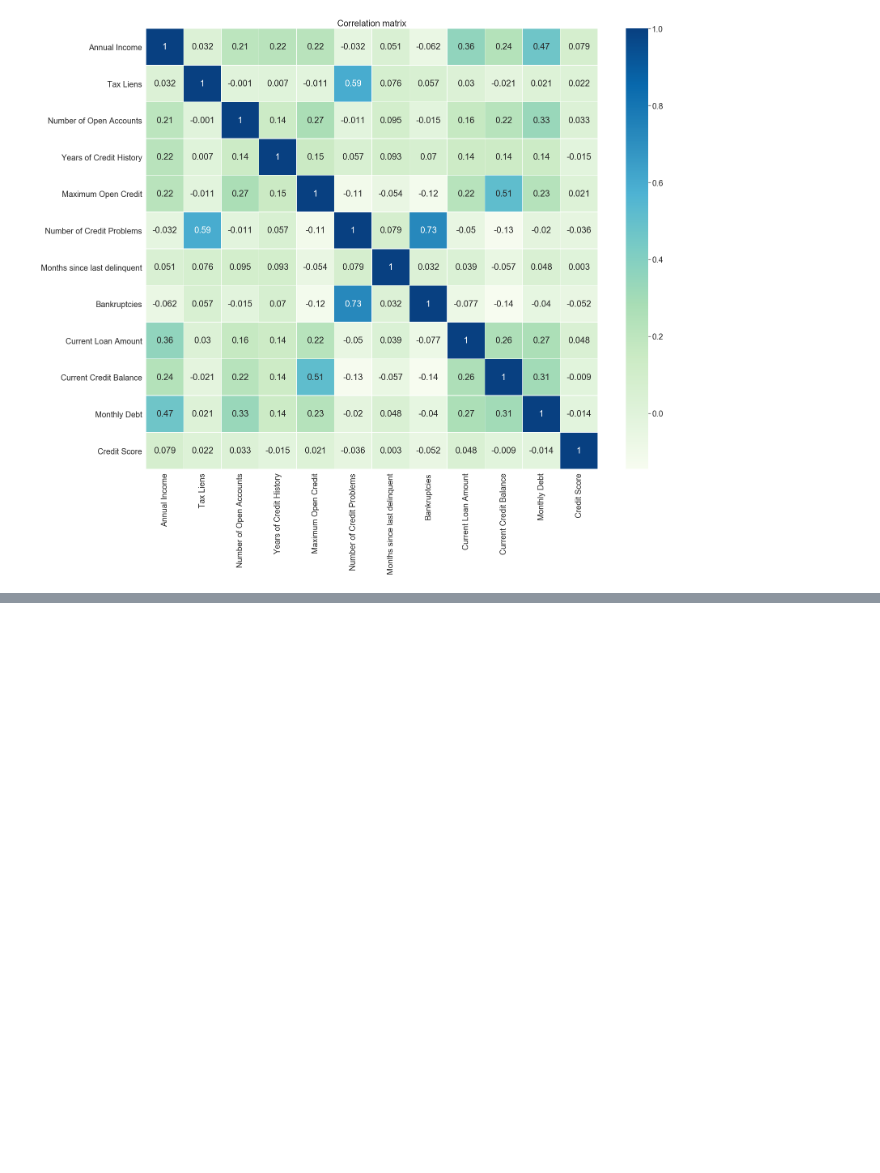
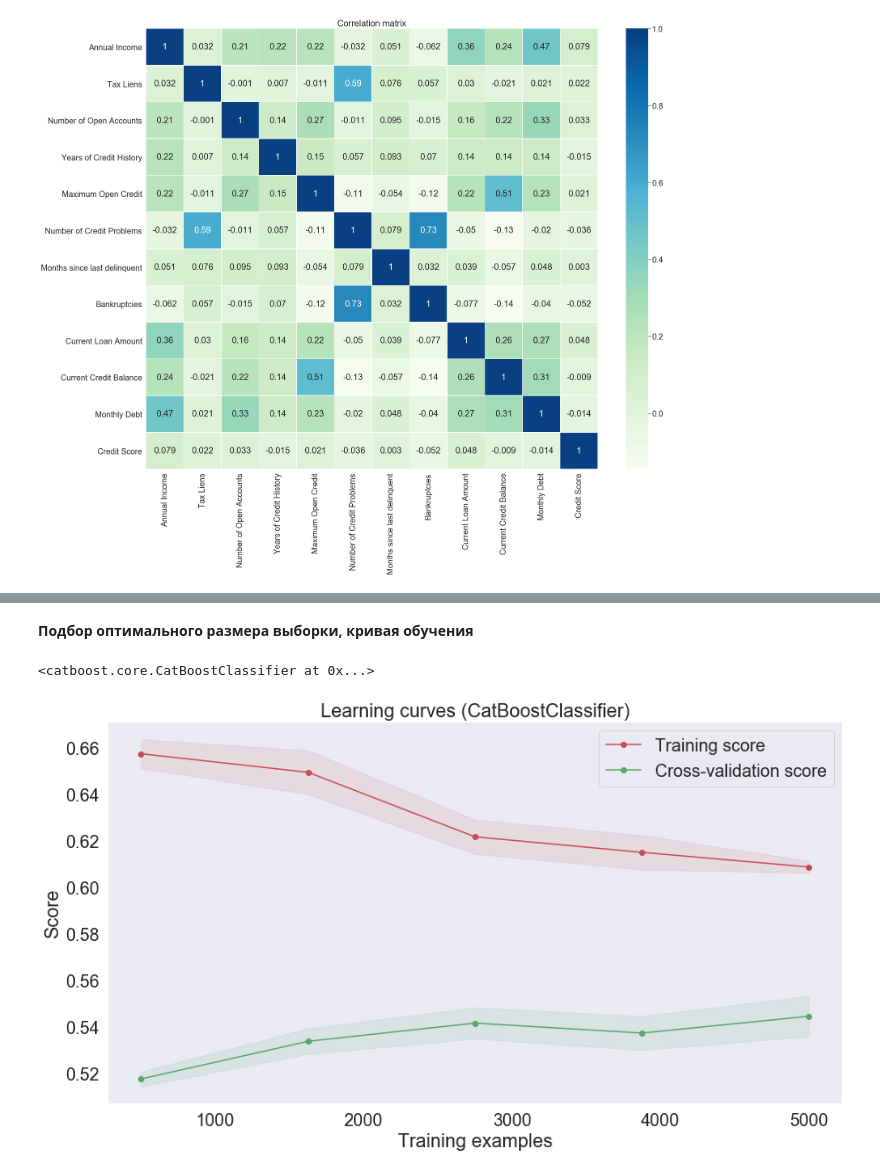
Before and after one commit to superbe/PythonLibrariesForDataScience2, a Jupyter notebook: EBabarykin_solution.ipynb, the cells around one changed output, grey strips where cells are left out. Saved outputs shown, nothing was run; the diff lists cells and outputs as text; code cells hidden in the pictures; blank space fills up the shorter version.

```diff
--- a/EBabarykin_solution.ipynb
+++ b/EBabarykin_solution.ipynb
@@ -974,0 +1399,5 @@ plt.show()
+# %%
+%%time
+
+rs = RandomizedSearchCV(model_catb, params, scoring='f1', cv=cv, n_jobs=-1)
+rs.fit(X, y)
@@ -974,0 +1425,10 @@ plt.show()
+# %%
+%%time
+
+final_model = catb.CatBoostClassifier(n_estimators=1500, max_depth=3, silent=True, random_state=21)
+final_model.fit(X_train, y_train)
+
+y_train_pred = final_model.predict(X_train)
+y_test_pred = final_model.predict(X_test)
+
+get_classification_report(y_train, y_train_pred, y_test, y_test_pred)
@@ -974,0 +1455,9 @@ plt.show()
+# %%
+final_model = catb.CatBoostClassifier(n_estimators=1500, max_depth=3, l2_leaf_reg=10,silent=True, random_state=21)
+final_model.fit(X_train, y_train)
+
+y_train_pred = final_model.predict(X_train)
+y_test_pred = final_model.predict(X_test)
+y_test_pred_probs = final_model.predict_proba(X_test)
+
+get_classification_report(y_train, y_train_pred, y_test, y_test_pred)
@@ -974,0 +1482,13 @@ plt.show()
+# %% [markdown]
+**Подбор оптимального размера выборки, кривая обучения**
+# %%
+final_model = catb.CatBoostClassifier(n_estimators=1500, max_depth=3,
+                                      class_weights=[1, 3.5],
+                                      silent=True, random_state=21)
+final_model.fit(X_train, y_train)
+# %% [output]
+<catboost.core.CatBoostClassifier at 0x...>
+# %%
+show_learning_curve_plot(final_model, X, y)
+# %% [output]
+[figure, added]
```
Also changed, not shown: parts of 96 cells of this notebook, 14 other files.
